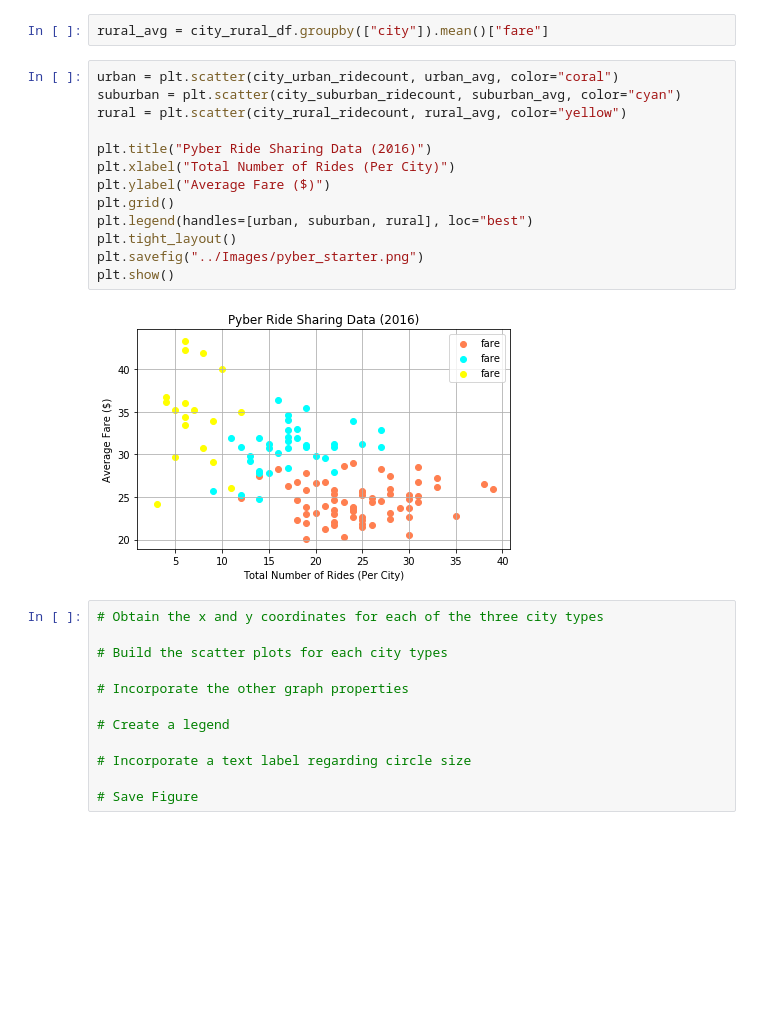
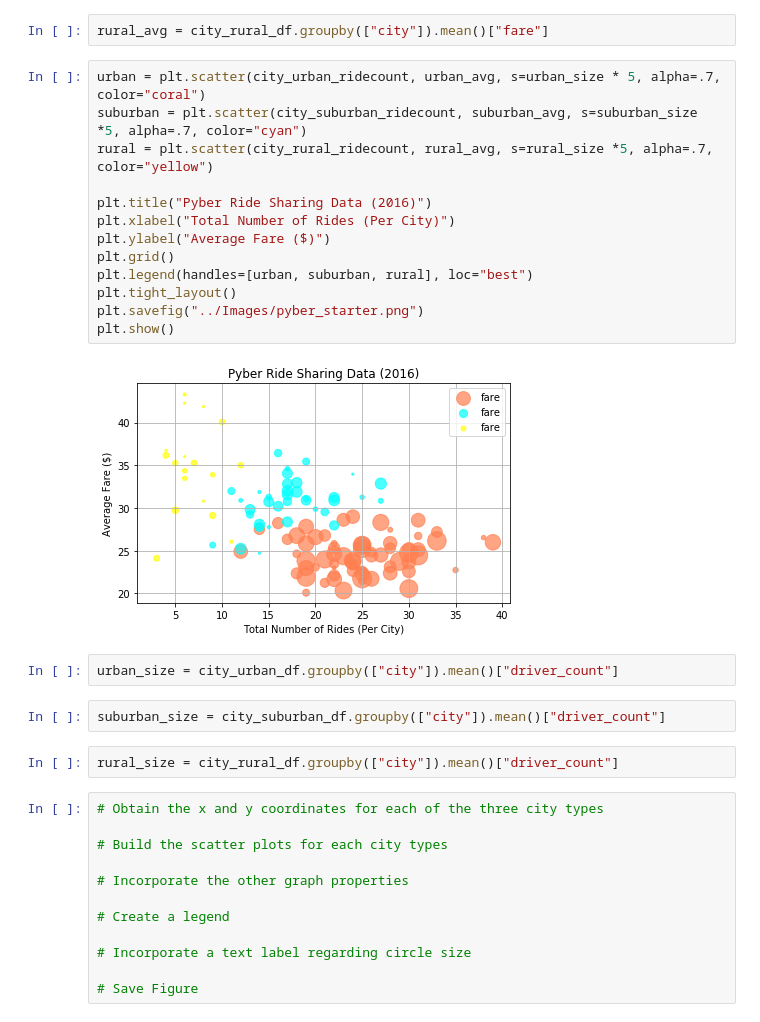
Before and after one commit to jburrkellam/Mat_plot_lib_HW, a Jupyter notebook: pyber_starter.ipynb, the cells around one changed output. Cells and saved outputs as stored; diff of their text form; blank space fills up the shorter version.

```diff
--- a/pyber_starter.ipynb
+++ b/pyber_starter.ipynb
@@ -59,20 +59,26 @@ suburban_avg = city_suburban_df.groupby(["city"]).mean()["fare"]
 # %%
 rural_avg = city_rural_df.groupby(["city"]).mean()["fare"]
 # %%
-urban = plt.scatter(city_urban_ridecount, urban_avg, color="coral")
-suburban = plt.scatter(city_suburban_ridecount, suburban_avg, color="cyan")
-rural = plt.scatter(city_rural_ridecount, rural_avg, color="yellow")
+urban = plt.scatter(city_urban_ridecount, urban_avg, s=urban_size * 5, alpha=.7, color="coral")
+suburban = plt.scatter(city_suburban_ridecount, suburban_avg, s=suburban_size *5, alpha=.7, color="cyan")
+rural = plt.scatter(city_rural_ridecount, rural_avg, s=rural_size *5, alpha=.7, color="yellow")
 
 plt.title("Pyber Ride Sharing Data (2016)")
 plt.xlabel("Total Number of Rides (Per City)")
 plt.ylabel("Average Fare ($)")
 plt.grid()
 plt.legend(handles=[urban, suburban, rural], loc="best")
 plt.tight_layout()
 plt.savefig("../Images/pyber_starter.png")
 plt.show()
 # %% [output]
-[figure, old version]
+[figure, new version]
+# %%
+urban_size = city_urban_df.groupby(["city"]).mean()["driver_count"]
+# %%
+suburban_size = city_suburban_df.groupby(["city"]).mean()["driver_count"]
+# %%
+rural_size = city_rural_df.groupby(["city"]).mean()["driver_count"]
 # %%
 # Obtain the x and y coordinates for each of the three city types
 
```
